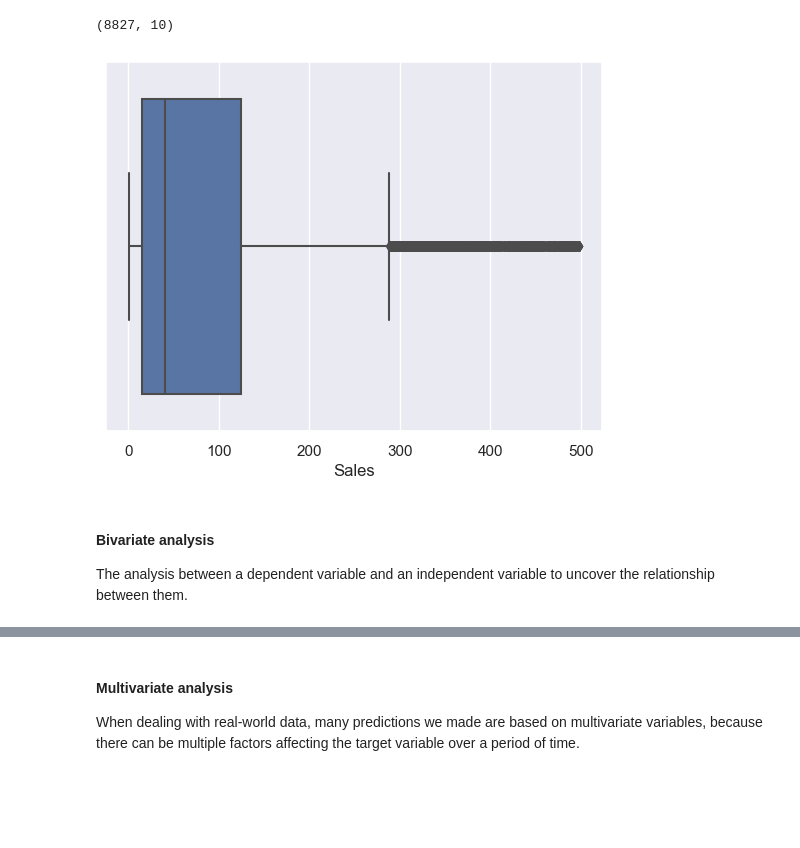
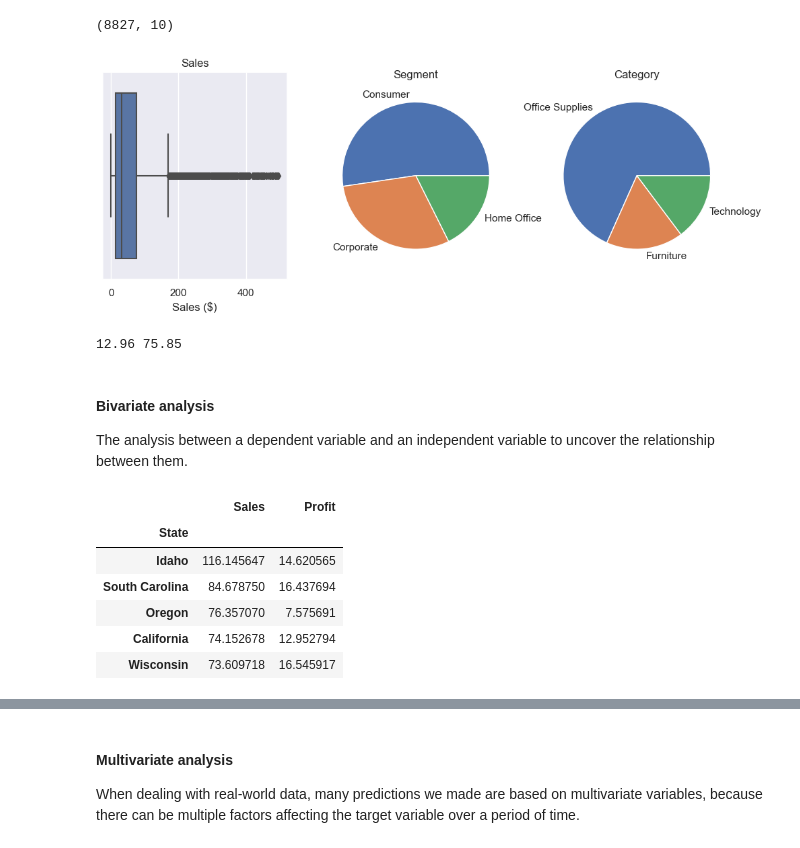
Before and after one commit to livia360/Captone_project2, a Jupyter notebook: 01_Data_Wrangling_and_EDA.ipynb, the cells around one changed output, grey strips where cells are left out. Saved outputs shown, nothing was run; the diff lists cells and outputs as text; code cells hidden in the pictures; blank space fills up the shorter version.

```diff
--- a/01_Data_Wrangling_and_EDA.ipynb
+++ b/01_Data_Wrangling_and_EDA.ipynb
@@ -341,11 +366,52 @@ df_cut = df_clean.loc[filter]
 df_cut.shape
 # %% [output]
 (8827, 10)
-# %%
-sns.boxplot(x=df_cut['Sales'])
-plt.show();
-# %% [output]
-[figure, removed]
+# %%
+# remove outliers
+q1 = df_cut['Profit'].quantile(0.25)
+q3 = df_cut['Profit'].quantile(0.75)
+IQR = q3 - q1
+
+filter = (df_cut['Profit'] >= q1 -1.5 *IQR) & (df_cut['Profit'] <= q3 + 1.5 *IQR)
+df_cut = df_cut.loc[filter]
+# %%
+# plot the cleaned data
+fig, axs = plt.subplots(1,3, figsize=(12,4))
+plt.subplot(1,3,1)
+sns.boxplot(x=df_cut['Sales'])
+plt.xlabel('Sales ($)')
+plt.title('Sales')
+plt.subplot(1,3,2)
+df_cut['Segment'].value_counts(normalize=True).plot(kind="pie")
+plt.title('Segment')
+plt.ylabel("")
+plt.subplot(1,3,3)
+df_cut['Category'].value_counts(normalize=True).plot(kind="pie")
+plt.title('Category')
+plt.ylabel("")
+plt.show();
+# %% [output]
+[figure, added]
+# %%
+# remove outliers - Profit
+q1 = df_cut['Sales'].quantile(0.25)
+q3 = df_cut['Sales'].quantile(0.75)
+print(q1,q3)
+# %% [output]
+12.96 75.85
 # %% [markdown]
 #### Bivariate analysis
 The analysis between a dependent variable and an independent variable to uncover the relationship between them.
+# %%
+State_sales_profit_mean = df_cut.groupby('State')['Sales', 'Profit'].mean()
+State_sales_profit_mean.sort_values('Sales', ascending=False, inplace=True)
+
+State_sales_profit_mean.head()
+# %% [output]
+|  | Sales | Profit |
+| State |  |  |
+| Idaho | 116.145647 | 14.620565 |
+| South Carolina | 84.678750 | 16.437694 |
+| Oregon | 76.357070 | 7.575691 |
+| California | 74.152678 | 12.952794 |
+| Wisconsin | 73.609718 | 16.545917 |
```
Also changed, not shown: parts of 30 cells of this notebook.
